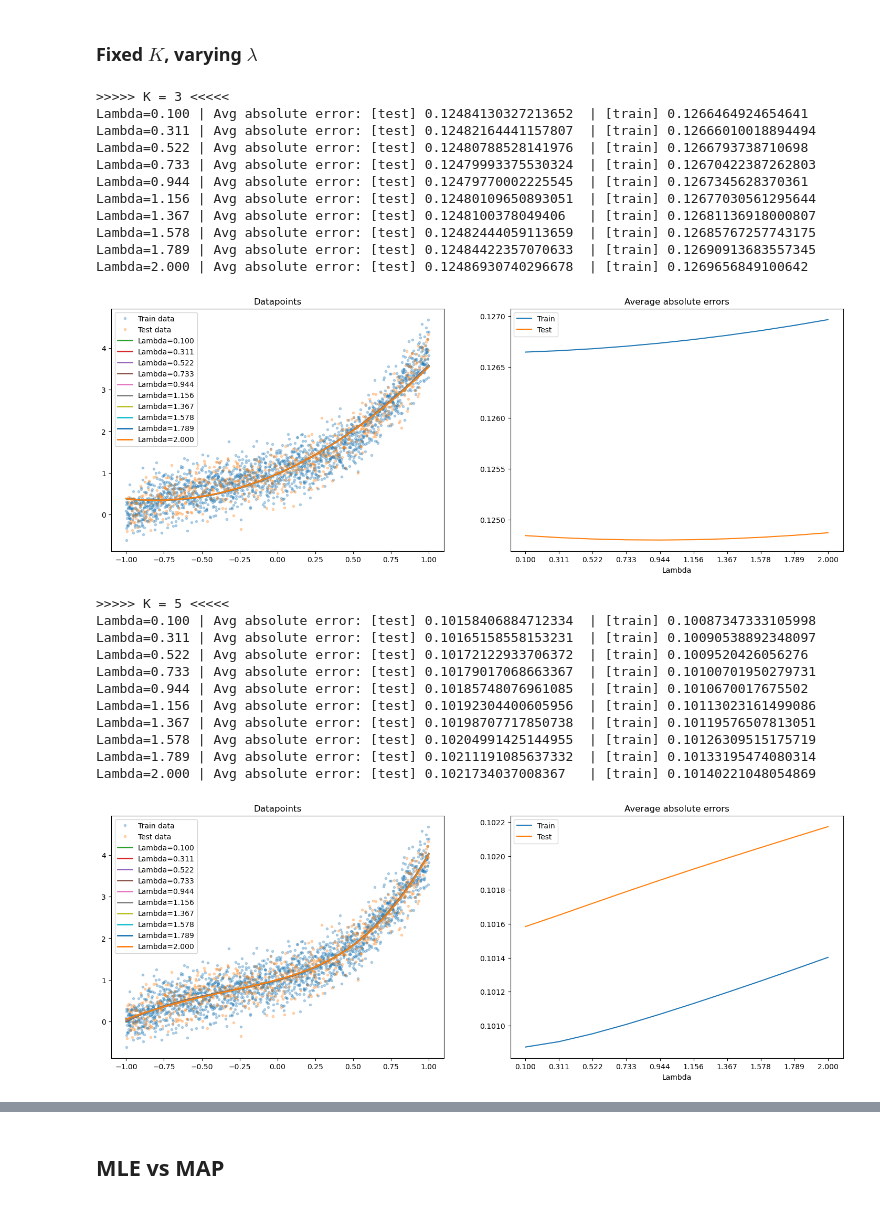
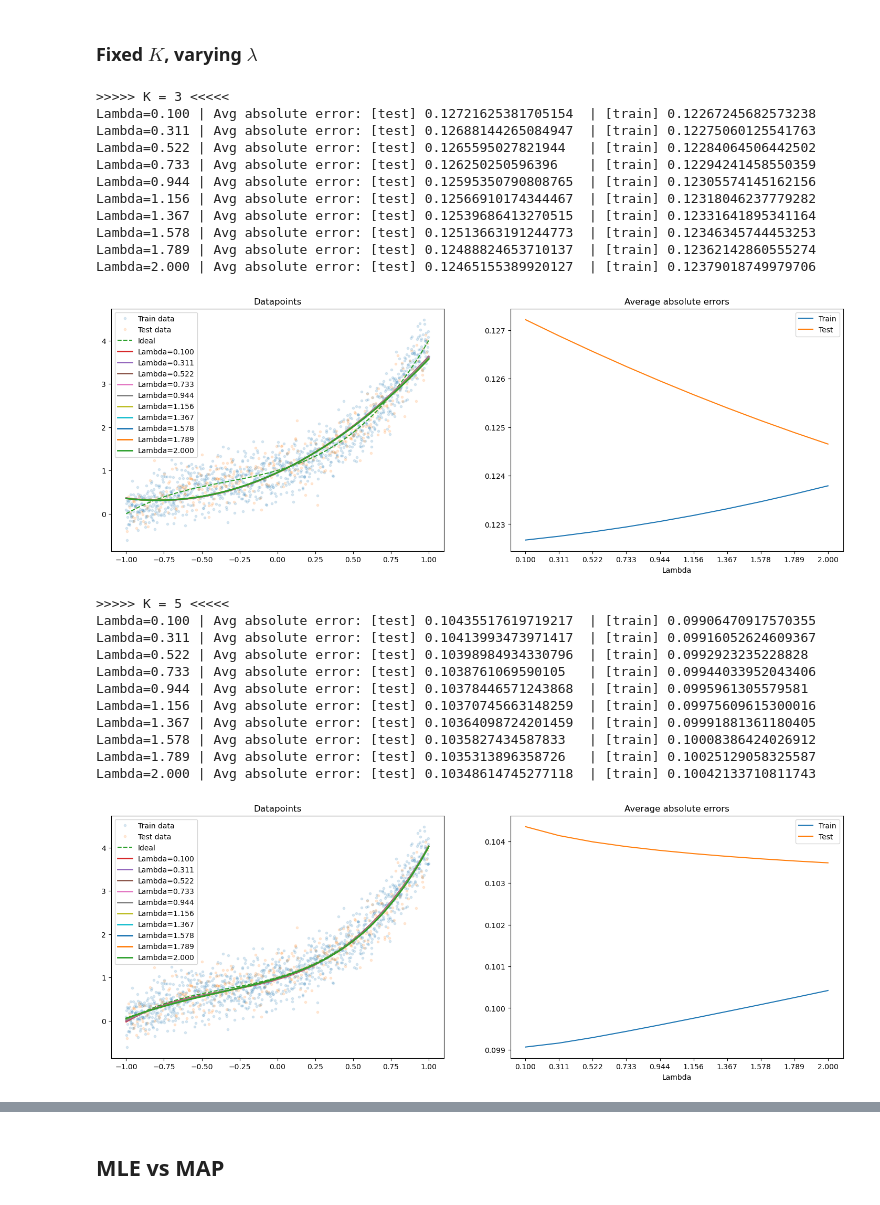
Before and after one commit to NotXia/unibo-smm-homework, a Jupyter notebook: homework4/mle_map.ipynb, the cells around one changed output, grey strips where cells are left out. Drawn from its saved outputs; the diff is of its cells as text; code cells hidden in the pictures.

```diff
--- a/homework4/mle_map.ipynb
+++ b/homework4/mle_map.ipynb
@@ -67,17 +67,20 @@ def thetaError(model, theta_true):
     assert model.theta.shape == padded_theta.shape
     return np.linalg.norm(model.theta - padded_theta, 2) / np.linalg.norm(padded_theta, 2)
 # %%
-def plotDataForVaryingK(model, X_train, Y_train, X_test, Y_test, real_K, K_variation=3, fig_size=(18, 6)):
+def plotDataForVaryingK(model, X_train, Y_train, X_test, Y_test, real_K, K_variation=3, theta_true=None, fig_size=(18, 6)):
     to_test_K = [*range(max(1, real_K-K_variation), real_K)] + [real_K] + [*range(real_K+1, real_K+K_variation+1)]
     train_errors = []
     test_errors = []
+    plot_X = np.linspace(a, b, 10000)
 
     plt.figure(figsize=fig_size)
 
     plt.subplot(1, 2, 1)
     plt.title("Datapoints")
-    plt.plot(X_train, Y_train, ".", alpha=0.2, label="Train data")
-    plt.plot(X_test, Y_test, ".", alpha=0.2, label="Test data")
+    plt.plot(X_train, Y_train, ".", alpha=0.15, label="Train data")
+    plt.plot(X_test, Y_test, ".", alpha=0.15, label="Test data")
+    plt.plot(plot_X, Phi(plot_X, real_K) @ theta_true, "--", label="Ideal")
+
     for K in to_test_K:
         model.K = K
         model.fit(X_train, Y_train, epochs=1000)
@@ -85,7 +88,6 @@ def plotDataForVaryingK(model, X_train, Y_train, X_test, Y_test, real_K, K_varia
         test_errors.append( avgAbsoluteError(model, X_test, Y_test) )
 
         print(f"K={K} | Avg absolute error: [test] {test_errors[-1]:<20} | [train] {train_errors[-1]:<20}")
-        plot_X = np.linspace(a, b, 10000)
         plt.plot(plot_X, model.predict(plot_X), "-", label=f"K={K}", linewidth=2)
     plt.legend()
 
@@ -111,7 +113,7 @@ class Regressor:
     def _grad_loss(self, theta, Phi_X, Y):
         raise NotImplementedError()
 
-    def fit(self, X, Y, batch_size=500, epochs=100, lr=1e-3):
+    def fit(self, X, Y, batch_size=500, epochs=100, lr=3e-3):
         history_w, history_loss, history_grad, history_err = sgd(
             loss = self._loss,
             grad_loss = self._grad_loss,
@@ -127,7 +129,7 @@ class Regressor:
         self.theta = history_w[-1]
         return self
 
-    def fit_gd(self, X, Y, epochs=100, tol_loss=1e-6, tol_theta=1e-6, lr=1e-3):
+    def fit_gd(self, X, Y, epochs=100, tol_loss=1e-6, tol_theta=1e-6):
         history_w, curr_k, history_loss, history_grad, history_err = gd(
             loss = self._loss,
             grad_loss = self._grad_loss,
@@ -194,6 +196,6 @@ class MAPRegressor(Regressor):
 # %%
 for to_try_lambda in np.linspace(0.1, 1, 5):
     print(f">>>>> lambda = {to_try_lambda} <<<<<")
-    plotDataForVaryingK(MAPRegressor(K=None, lamb=to_try_lambda), X_train, Y_train, X_test, Y_test, real_K=K, K_variation=2, fig_size=(18,6))
+    plotDataForVaryingK(MAPRegressor(K=None, lamb=to_try_lambda), X_train, Y_train, X_test, Y_test, real_K=K, K_variation=2, fig_size=(18,6), theta_true=theta_true)
 # %% [output]
 >>>>> lambda = 0.1 <<<<<
@@ -234,16 +236,19 @@ K=6 | Avg absolute error: [test] 0.10200730051319053  | [train] 0.10131861046302
 # %% [markdown]
 ### Fixed $K$, varying $\lambda$
 # %%
-def plotDataForVaryingLambda(model, X_train, Y_train, X_test, Y_test, to_try_lambda, fig_size=(18, 6)):
+def plotDataForVaryingLambda(model, X_train, Y_train, X_test, Y_test, to_try_lambda, real_K, theta_true, fig_size=(18, 6)):
     train_errors = []
     test_errors = []
+    plot_X = np.linspace(a, b, 10000)
 
     plt.figure(figsize=fig_size)
 
     plt.subplot(1, 2, 1)
     plt.title("Datapoints")
-    plt.plot(X_train, Y_train, ".", alpha=0.3, label="Train data")
-    plt.plot(X_test, Y_test, ".", alpha=0.3, label="Test data")
+    plt.plot(X_train, Y_train, ".", alpha=0.15, label="Train data")
+    plt.plot(X_test, Y_test, ".", alpha=0.15, label="Test data")
+    plt.plot(plot_X, Phi(plot_X, real_K) @ theta_true, "--", label="Ideal")
+
     for lamb in to_try_lambda:
         model.lamb = lamb
         model.fit(X_train, Y_train, epochs=1000)
@@ -251,7 +256,6 @@ def plotDataForVaryingLambda(model, X_train, Y_train, X_test, Y_test, to_try_lam
         test_errors.append( avgAbsoluteError(model, X_test, Y_test) )
 
         print(f"Lambda={lamb:.3f} | Avg absolute error: [test] {test_errors[-1]:<20} | [train] {train_errors[-1]:<20}")
-        plot_X = np.linspace(a, b, 10000)
         plt.plot(plot_X, model.predict(plot_X), "-", label=f"Lambda={lamb:.3f}", linewidth=2)
     plt.legend()
 
@@ -266,30 +270,30 @@ def plotDataForVaryingLambda(model, X_train, Y_train, X_test, Y_test, to_try_lam
 # %%
 for try_K in [K-1, K+1, K+20]:
     print(f">>>>> K = {try_K} <<<<<")
-    plotDataForVaryingLambda(MAPRegressor(K=try_K, lamb=None), X_train, Y_train, X_test, Y_test, to_try_lambda=np.linspace(0.1, 2, 10))
+    plotDataForVaryingLambda(MAPRegressor(K=try_K, lamb=None), X_train, Y_train, X_test, Y_test, to_try_lambda=np.linspace(0.1, 2, 10), real_K=K, theta_true=theta_true)
 # %% [output]
 >>>>> K = 3 <<<<<
-Lambda=0.100 | Avg absolute error: [test] 0.12484130327213652  | [train] 0.1266464924654641
-Lambda=0.311 | Avg absolute error: [test] 0.12482164441157807  | [train] 0.12666010018894494
-Lambda=0.522 | Avg absolute error: [test] 0.12480788528141976  | [train] 0.1266793738710698
-Lambda=0.733 | Avg absolute error: [test] 0.12479993375530324  | [train] 0.12670422387262803
-Lambda=0.944 | Avg absolute error: [test] 0.12479770002225545  | [train] 0.1267345628370361
-Lambda=1.156 | Avg absolute error: [test] 0.12480109650893051  | [train] 0.12677030561295644
-Lambda=1.367 | Avg absolute error: [test] 0.1248100378049406   | [train] 0.12681136918000807
-Lambda=1.578 | Avg absolute error: [test] 0.12482444059113659  | [train] 0.12685767257743175
-Lambda=1.789 | Avg absolute error: [test] 0.12484422357070633  | [train] 0.12690913683557345
-Lambda=2.000 | Avg absolute error: [test] 0.12486930740296678  | [train] 0.1269656849100642
+Lambda=0.100 | Avg absolute error: [test] 0.12721625381705154  | [train] 0.12267245682573238
+Lambda=0.311 | Avg absolute error: [test] 0.12688144265084947  | [train] 0.12275060125541763
+Lambda=0.522 | Avg absolute error: [test] 0.1265595027821944   | [train] 0.12284064506442502
+Lambda=0.733 | Avg absolute error: [test] 0.126250250596396    | [train] 0.12294241458550359
+Lambda=0.944 | Avg absolute error: [test] 0.12595350790808765  | [train] 0.12305574145162156
+Lambda=1.156 | Avg absolute error: [test] 0.12566910174344467  | [train] 0.12318046237779282
+Lambda=1.367 | Avg absolute error: [test] 0.12539686413270515  | [train] 0.12331641895341164
+Lambda=1.578 | Avg absolute error: [test] 0.12513663191244773  | [train] 0.12346345744453253
+Lambda=1.789 | Avg absolute error: [test] 0.12488824653710137  | [train] 0.12362142860555274
+Lambda=2.000 | Avg absolute error: [test] 0.12465155389920127  | [train] 0.12379018749979706
-[figure, old version]
+[figure, new version]
 >>>>> K = 5 <<<<<
-Lambda=0.100 | Avg absolute error: [test] 0.10158406884712334  | [train] 0.10087347333105998
-Lambda=0.311 | Avg absolute error: [test] 0.10165158558153231  | [train] 0.10090538892348097
-Lambda=0.522 | Avg absolute error: [test] 0.10172122933706372  | [train] 0.1009520426056276
-Lambda=0.733 | Avg absolute error: [test] 0.10179017068663367  | [train] 0.10100701950279731
-Lambda=0.944 | Avg absolute error: [test] 0.10185748076961085  | [train] 0.1010670017675502
-Lambda=1.156 | Avg absolute error: [test] 0.10192304400605956  | [train] 0.10113023161499086
-Lambda=1.367 | Avg absolute error: [test] 0.10198707717850738  | [train] 0.10119576507813051
-Lambda=1.578 | Avg absolute error: [test] 0.10204991425144955  | [train] 0.10126309515175719
-Lambda=1.789 | Avg absolute error: [test] 0.10211191085637332  | [train] 0.10133195474080314
-Lambda=2.000 | Avg absolute error: [test] 0.1021734037008367   | [train] 0.10140221048054869
+Lambda=0.100 | Avg absolute error: [test] 0.10435517619719217  | [train] 0.09906470917570355
+Lambda=0.311 | Avg absolute error: [test] 0.10413993473971417  | [train] 0.09916052624609367
+Lambda=0.522 | Avg absolute error: [test] 0.10398984934330796  | [train] 0.0992923235228828
+Lambda=0.733 | Avg absolute error: [test] 0.1038761069590105   | [train] 0.09944033952043406
+Lambda=0.944 | Avg absolute error: [test] 0.10378446571243868  | [train] 0.0995961305579581
+Lambda=1.156 | Avg absolute error: [test] 0.10370745663148259  | [train] 0.09975609615300016
+Lambda=1.367 | Avg absolute error: [test] 0.10364098724201459  | [train] 0.09991881361180405
+Lambda=1.578 | Avg absolute error: [test] 0.1035827434587833   | [train] 0.10008386424026912
+Lambda=1.789 | Avg absolute error: [test] 0.1035313896358726   | [train] 0.10025129058325587
+Lambda=2.000 | Avg absolute error: [test] 0.10348614745277118  | [train] 0.10042133710811743
-[figure, old version]
+[figure, new version]
 >>>>> K = 24 <<<<<
```
Also changed, not shown: parts of 10 cells of this notebook, 1 other file.
